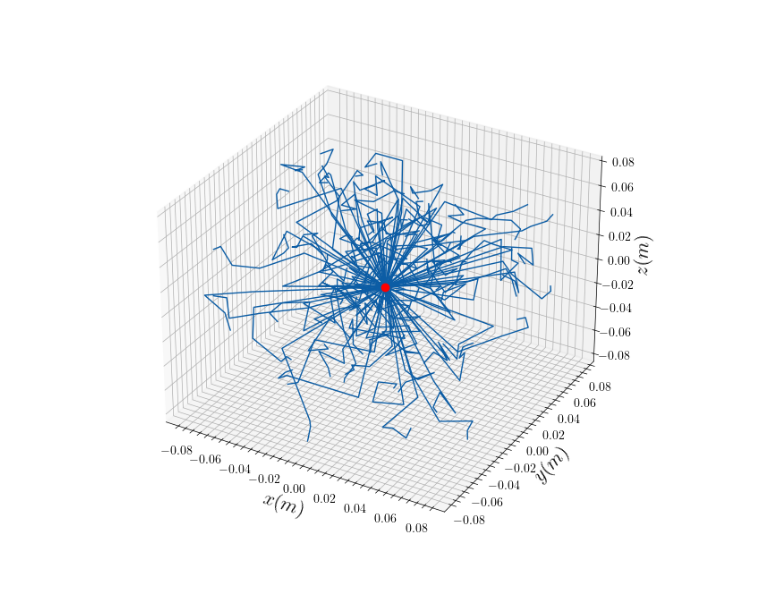
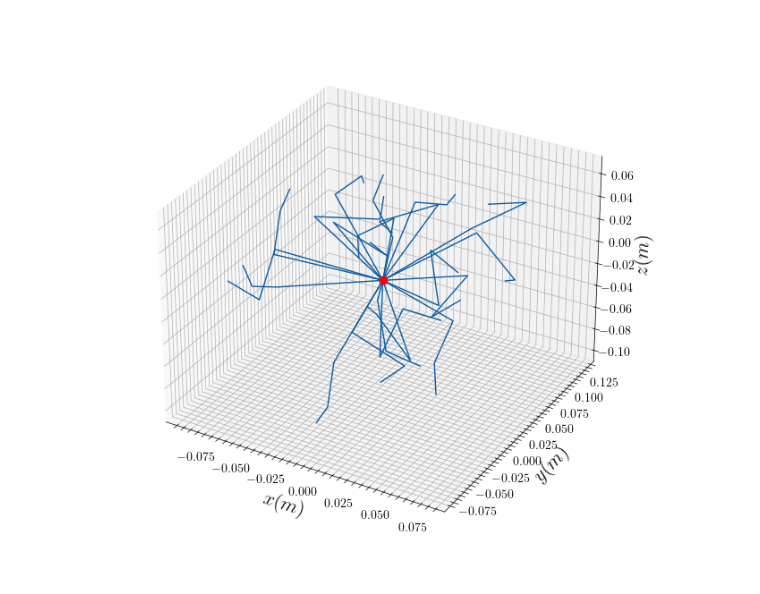
Before and after one commit to DerkNiessink/NeutroWater, a Jupyter notebook: collision.ipynb, the cells around one changed output. Saved outputs shown, nothing was run; the diff lists cells and outputs as text; code cells hidden in the pictures.

```diff
--- a/collision.ipynb
+++ b/collision.ipynb
@@ -24,12 +32,11 @@ def plot_trajectories(diffusing_neutrons):
 # %%
 data = pd.read_csv("data/mean_free_path.csv")
 mean_free_paths = list(data["lambda(m)"])
 energies = list(data["Energy(eV)"])
 
-diffusing_neutrons = DiffusingNeutrons(nNeutrons=100, mean_free_paths=mean_free_paths, energies=energies)
-diffusing_neutrons.diffuse(nCollisions=5)
+diffusing_neutrons = DiffusingNeutrons(nNeutrons=20, mean_free_paths=mean_free_paths, energies=energies)
+diffusing_neutrons.diffuse(nCollisions=3)
+plot_trajectories(diffusing_neutrons)
+# %% [output]
+[figure, added]
-# %%
-plot_trajectories(diffusing_neutrons)
-# %% [output]
-[figure, removed]
 # %%
```
Also changed, not shown: parts of 4 cells of this notebook, 1 other file.
